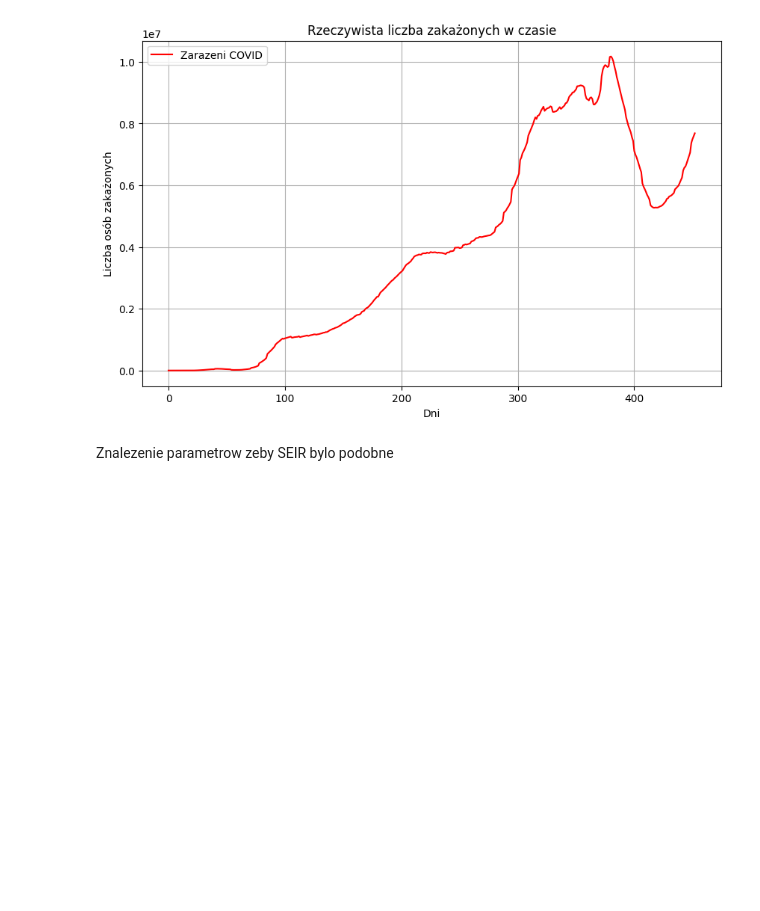
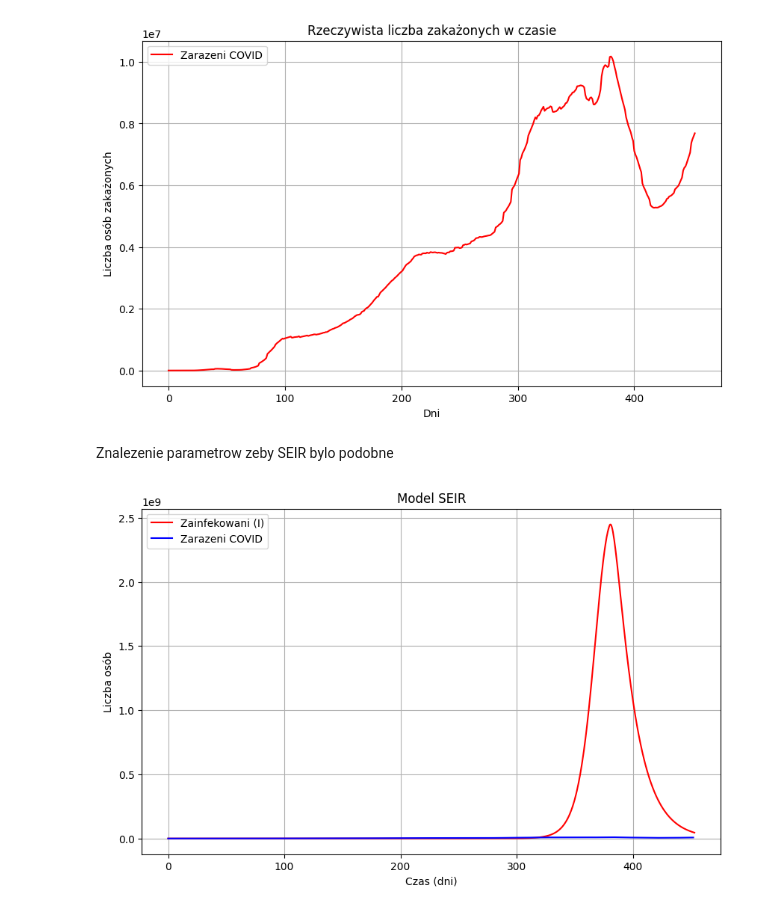
Before and after one commit to kubicaszymon/modelowanie-procesow-fizjologicznych, a Jupyter notebook: lab-7/lab.ipynb, the cells around one changed output. Saved outputs shown, nothing was run; the diff lists cells and outputs as text; code cells hidden in the pictures; blank space fills up the shorter version.

```diff
--- a/lab-7/lab.ipynb
+++ b/lab-7/lab.ipynb
@@ -196,32 +205,39 @@ Znalezenie parametrow zeby SEIR bylo podobne
+# %%
+def new_SEIR(t, z, N, beta_points, a, gamma, mu) -> tuple[float, float, float, float]:
+
+    S, E, I, R = z
+    current_beta = get_beta(t, beta_points)
+
+    dS = mu * N - mu * S - (current_beta / N) * I * S
+    dE = (current_beta / N) * I * S - (mu + a) * E
+    dI = a * E - (gamma + mu) * I
+    dR = gamma * I - mu * R
+    return [dS, dE, dI, dR]
 # %%
-zadzal = True
+# SEIR
+gamma = 1.0 / 14.0
+a = 1.0 / 5.0
+mu = 0.0
 
-max_real_I = df[col_infected].max()
+beta_schedule = [
+    (0,   0.25),   # Start: Umiarkowany wzrost (R0 = 2.5) - nie zużywamy całego S od razu!
+    (90,  0.08),   # Lockdown: Beta < Gamma (0.1) -> epidemia wygasa
+    (180, 0.20),   # Jesień: Wzrost, mamy jeszcze dużo S, więc fala ruszy!
+    (240, 0.09),   # Zima: Lekkie wyhamowanie
+    (300, 0.30),   # Nowy wariant: Duży skok (ale nie 200!)
+    (380, 0.05),   # Wiosna: Mocny spadek
+    (450, 0.05)
+]
 
-gamma = 1/14 # 2 tygodnie
+sol_seir = solve_ivp(new_SEIR, [0, 453], [N - 1, 1, 0, 0], args=(N, beta_schedule, a, gamma, mu), max_step=0.5)
 
-results = []
-
-min_error = float('inf')
-best_beta = 0
-
-for beta in np.linspace(0.01, 1.0, 100):
-    sol = solve_ivp(SEIR, [0, 1000], [N-1, 1, 0, 0], args=(beta,), max_step=0.5)
-    i_max = max(sol.y[2])
-    error = abs(i_max - max_real_I)
-    if error < min_error:
-        min_error = error
-        best_beta = beta
-
-sol_best = solve_ivp(SEIR, [0, 1000], [N-1, 1, 0, 0], args=(best_beta,), max_step=0.5)
-
-plt.figure(figsize=(12, 6))
-plt.plot(df['Days'], df[col_infected], label='Dane rzeczywiste', color='black', linewidth=2, linestyle='--')
-plt.plot(sol_best.t, sol_best.y[2], label=f'Model SEIR (beta={best_beta:.3f})', color='red', linewidth=2)
-plt.title("Porównanie modelu SEIR z danymi rzeczywistymi")
-plt.xlabel("Dni od początku epidemii")
-plt.ylabel("Liczba zainfekowanych")
+plt.figure(figsize=(10, 6))
+plt.plot(sol_seir.t, sol_seir.y[2], label='Zainfekowani (I)', color='red')
+plt.plot(df['Dni_od_poczatku'], df[col_infected], label="Zarazeni COVID", color="blue")
+plt.title("Model SEIR")
+plt.xlabel("Czas (dni)")
+plt.ylabel("Liczba osób")
 plt.legend()
 plt.grid(True)
-
-zadzal = False
+# %% [output]
+[figure, added]
```
Also changed, not shown: parts of 4 cells of this notebook, 1 other file.
